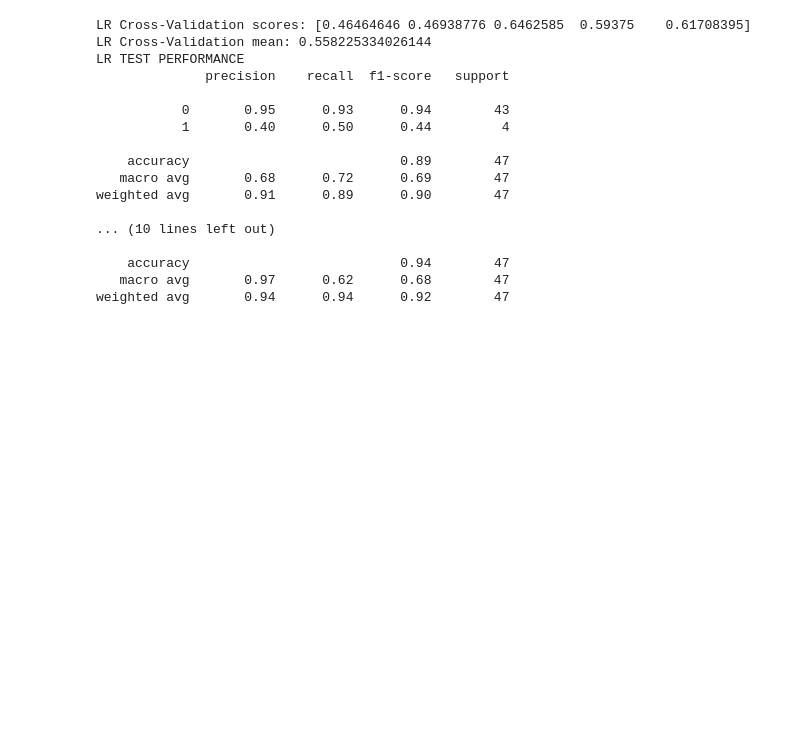
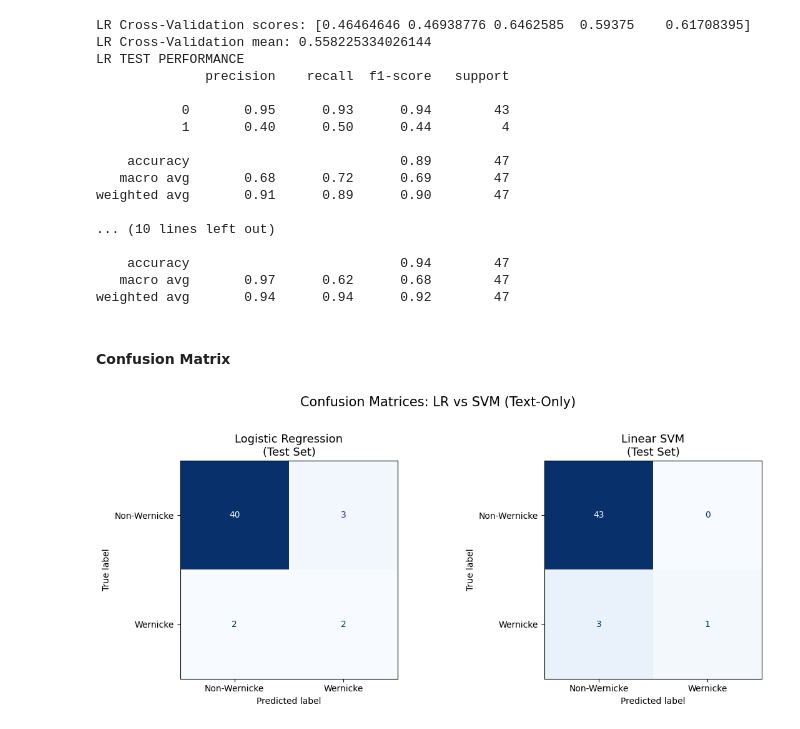
Before and after one commit to lijada25/LIN371-Project, a Jupyter notebook: text-only_jada.ipynb, the cells around one changed output. Drawn from its saved outputs; the diff is of its cells as text; code cells hidden in the pictures; blank space fills up the shorter version.

```diff
--- a/text-only_jada.ipynb
+++ b/text-only_jada.ipynb
@@ -207,3 +207,26 @@ weighted avg       0.91      0.89      0.90        47
     accuracy                           0.94        47
    macro avg       0.97      0.62      0.68        47
 weighted avg       0.94      0.94      0.92        47
+# %% [markdown]
+#### Confusion Matrix
+# %%
+import matplotlib.pyplot as plt
+from sklearn.metrics import confusion_matrix, ConfusionMatrixDisplay
+
+
+fig, axes = plt.subplots(1, 2, figsize=(12, 5))
+
+
+for ax, y_pred, title in zip(axes, [lr_y_pred, svm_y_pred], ["Logistic Regression", "Linear SVM"]):
+    cm = confusion_matrix(y_test, y_pred)
+    disp = ConfusionMatrixDisplay(confusion_matrix=cm, display_labels=["Non-Wernicke", "Wernicke"])
+    disp.plot(ax=ax, colorbar=False, cmap="Blues")
+    ax.set_title(f"{title}\n(Test Set)", fontsize=13)
+
+
+plt.suptitle("Confusion Matrices: LR vs SVM (Text-Only)", fontsize=15, y=1.02)
+plt.tight_layout()
+plt.savefig("confusion_matrices_text_only.png", bbox_inches="tight", dpi=150)
+plt.show()
+# %% [output]
+[figure, added]
```
Also changed, not shown: 1 other file.
